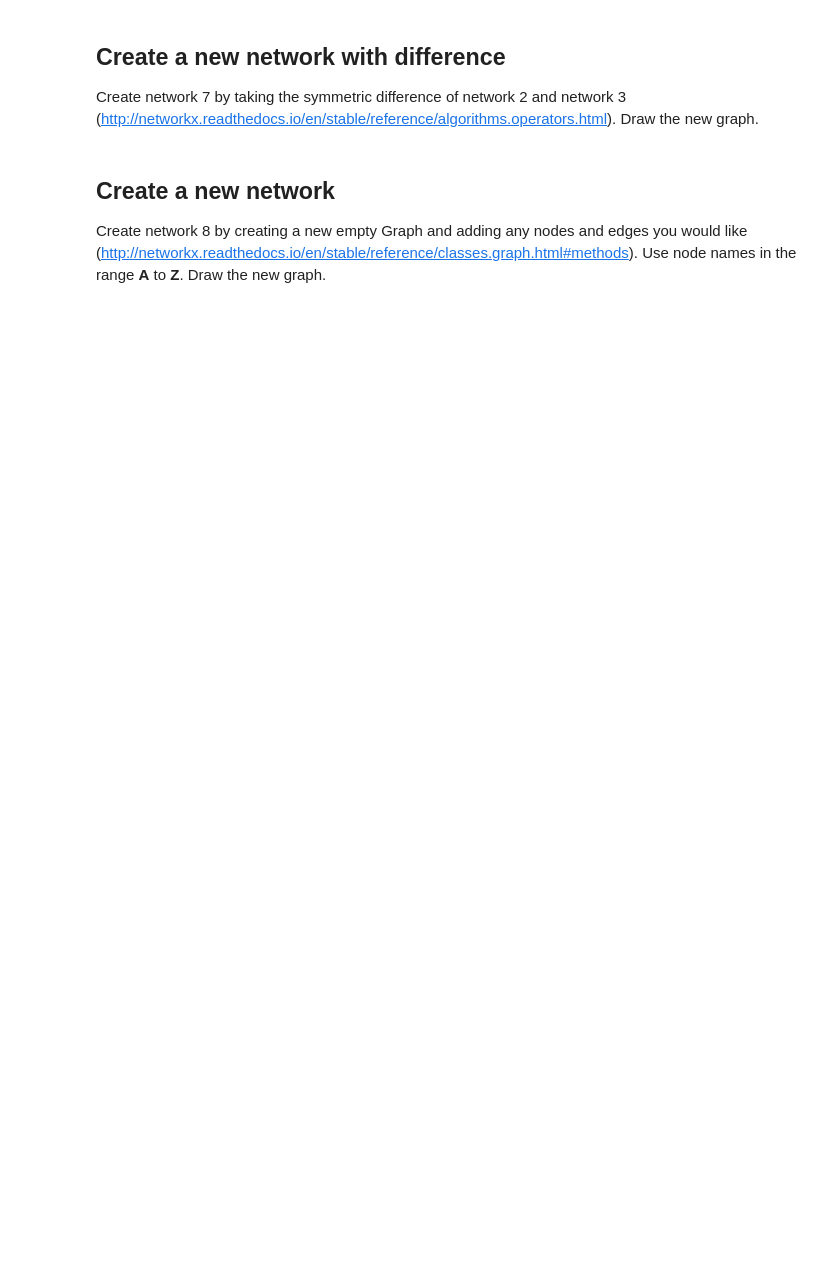
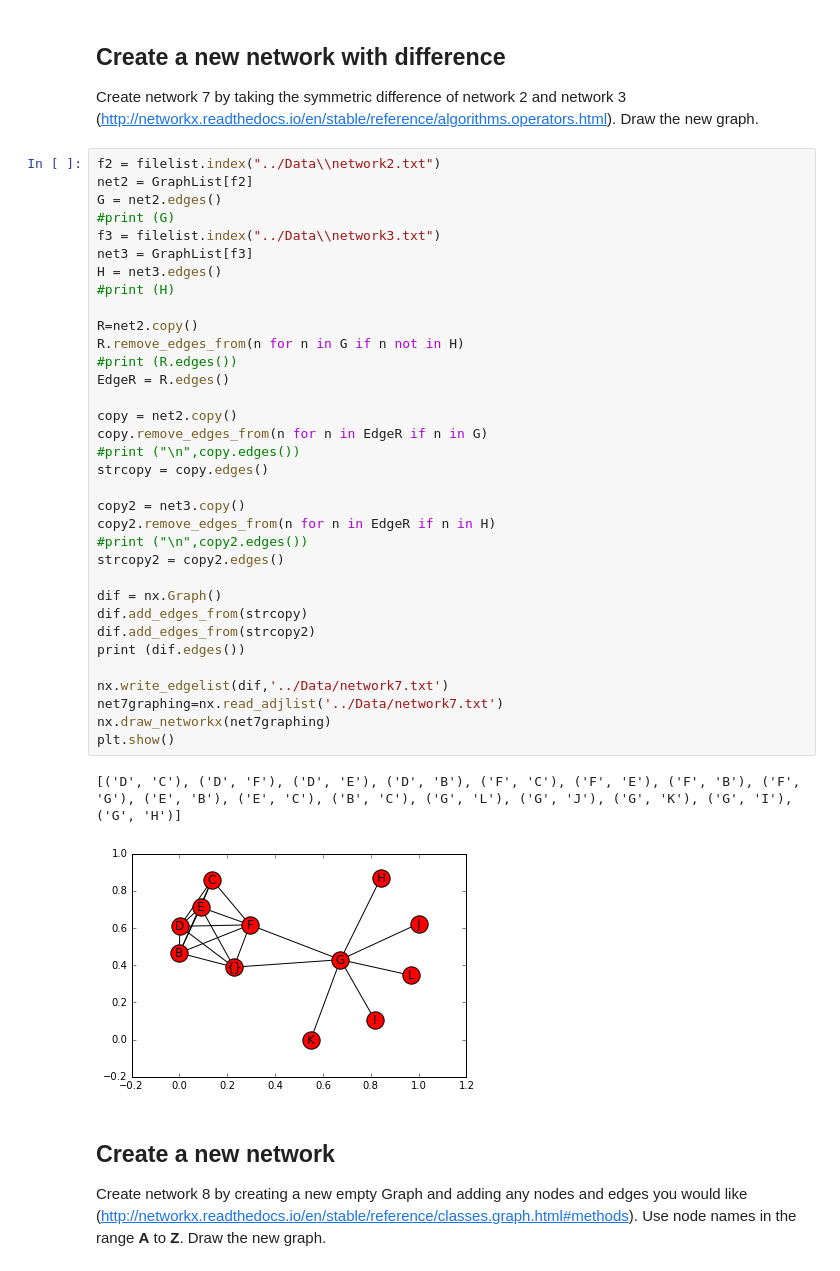
Before and after one commit to gitter-lab/network-notebook-examples, a Jupyter notebook: exercises/explore_networks.ipynb, the cells around one changed output. Cells and saved outputs as stored; diff of their text form; blank space fills up the shorter version.

```diff
--- a/exercises/explore_networks.ipynb
+++ b/exercises/explore_networks.ipynb
@@ -43,6 +273,43 @@ Create network 6 by taking the union of network 1 and network 5 (http://networkx
 # %% [markdown]
 ## Create a new network with difference
 Create network 7 by taking the symmetric difference of network 2 and network 3 (http://networkx.readthedocs.io/en/stable/reference/algorithms.operators.html).  Draw the new graph.
+# %%
+f2 = filelist.index("../Data\\network2.txt")
+net2 = GraphList[f2]
+G = net2.edges()
+#print (G)
+f3 = filelist.index("../Data\\network3.txt")
+net3 = GraphList[f3]
+H = net3.edges()
+#print (H)
+
+R=net2.copy()
+R.remove_edges_from(n for n in G if n not in H)
+#print (R.edges())
+EdgeR = R.edges()
+
+copy = net2.copy()
+copy.remove_edges_from(n for n in EdgeR if n in G)
+#print ("\n",copy.edges())
+strcopy = copy.edges()
+
+copy2 = net3.copy()
+copy2.remove_edges_from(n for n in EdgeR if n in H)
+#print ("\n",copy2.edges())
+strcopy2 = copy2.edges()
+
+dif = nx.Graph()
+dif.add_edges_from(strcopy)
+dif.add_edges_from(strcopy2)
+print (dif.edges())
+
+nx.write_edgelist(dif,'../Data/network7.txt')
+net7graphing=nx.read_adjlist('../Data/network7.txt')
+nx.draw_networkx(net7graphing)
+plt.show()
+# %% [output]
+[('D', 'C'), ('D', 'F'), ('D', 'E'), ('D', 'B'), ('F', 'C'), ('F', 'E'), ('F', 'B'), ('F', 'G'), ('E', 'B'), ('E', 'C'), ('B', 'C'), ('G', 'L'), ('G', 'J'), ('G', 'K'), ('G', 'I'), ('G', 'H')]
+[figure, added]
 # %% [markdown]
 ## Create a new network
 Create network 8 by creating a new empty Graph and adding any nodes and edges you would like (http://networkx.readthedocs.io/en/stable/reference/classes.graph.html#methods).  Use node names in the range **A** to **Z**.  Draw the new graph.
```
Also changed, not shown: parts of 15 cells of this notebook, 9 other files.
